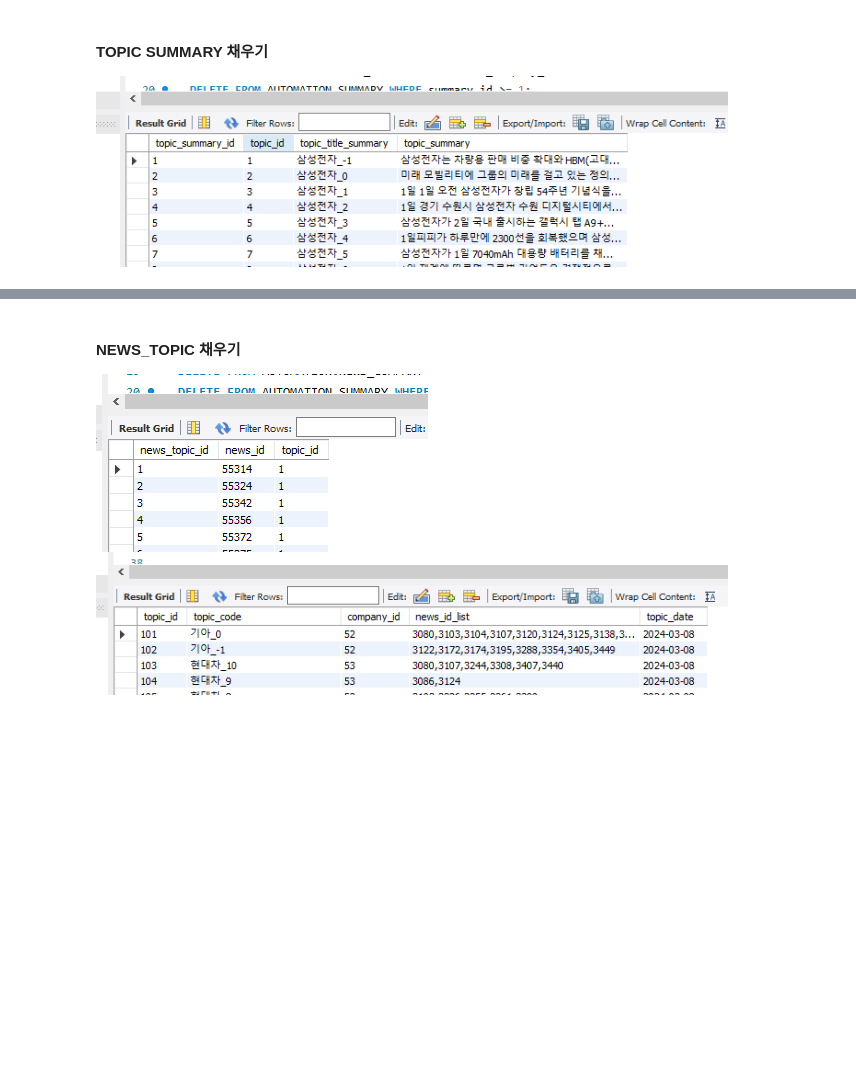
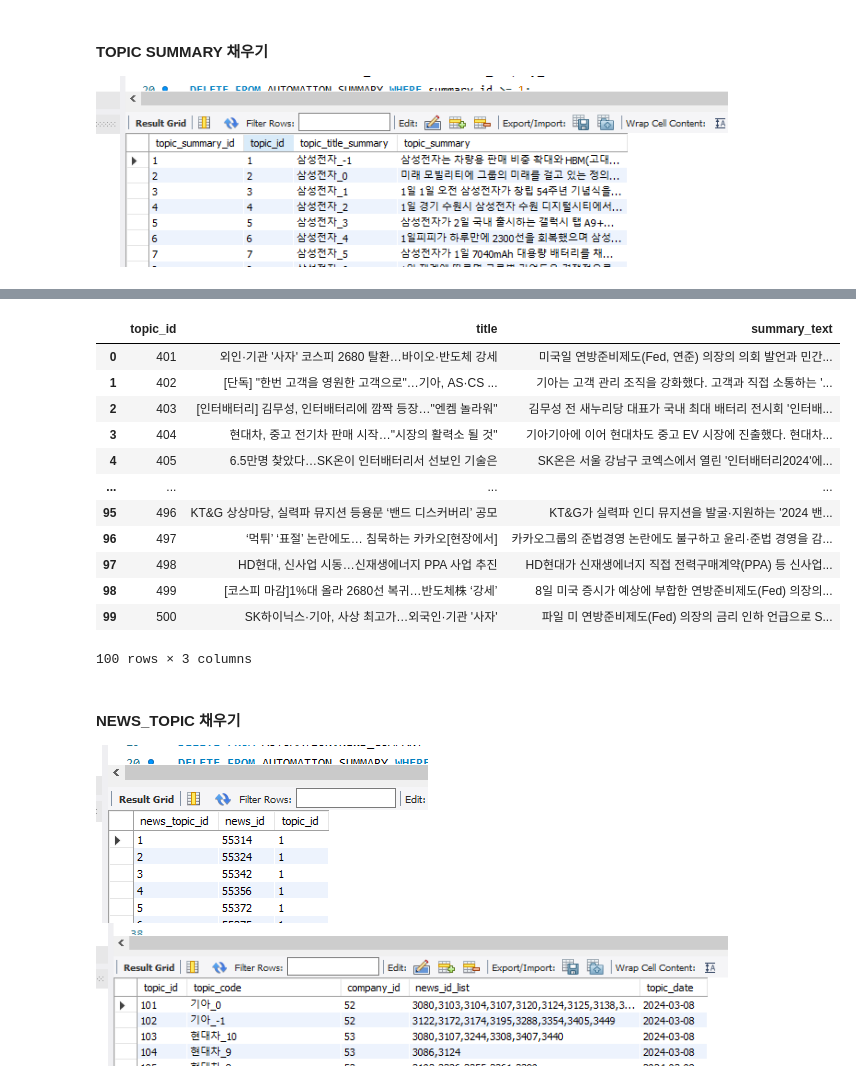
Before and after one commit to boostcampaitech6/level2-3-nlp-finalproject-nlp-10, a Jupyter notebook: data/automation.ipynb, the cells around one changed output, grey strips where cells are left out. Cells and saved outputs as stored; diff of their text form; code cells hidden in the pictures; blank space fills up the shorter version.

Commit message:
#16 update fill topic_image

```diff
--- a/data/automation.ipynb
+++ b/data/automation.ipynb
@@ -545,16 +680,24 @@ engine.fill_news_topic()
 
 ![image.png](attachment:image.png)
 # %%
-merge_data = engine.select_data_from_db(query = f"""
-                                                    SELECT T.topic_id,
-                                                        {engine.db_config['database']}.NEWS.title,
-                                                        {engine.db_config['database']}.SUMMARY.summary_text
-                                                    FROM (
-                                                        SELECT topic_id, MIN(news_id) AS min_news_id
-                                                        FROM {engine.db_config['database']}.NEWS_TOPIC
-                                                        GROUP BY topic_id
-                                                    ) AS T
-                                                    JOIN {engine.db_config['database']}.NEWS ON T.min_news_id = {engine.db_config['database']}.NEWS.news_id
-                                                    JOIN {engine.db_config['database']}.SUMMARY ON T.min_news_id = {engine.db_config['database']}.SUMMARY.news_id;
+def fill_topic_summary():
+
+    merge_data = engine.select_data_from_db(query = f"""
+                                                        SELECT T.topic_id,
+                                                            T.startdate,
+                                                            T.max_news_id,
+                                                            {self.db_config['database']}.NEWS.title,
+                                                            {self.db_config['database']}.SUMMARY.summary_text
+                                                        FROM (
+                                                            SELECT {self.db_config['database']}.NEWS_TOPIC.topic_id, {self.db_config['database']}.TOPIC.startdate, MAX({self.db_config['database']}.NEWS_TOPIC.news_id) AS max_news_id
+                                                            FROM {self.db_config['database']}.NEWS_TOPIC
+                                                            JOIN {self.db_config['database']}.TOPIC ON {self.db_config['database']}.NEWS_TOPIC.topic_id = {self.db_config['database']}.TOPIC.topic_id
+                                                            WHERE {self.db_config['database']}.TOPIC.startdate BETWEEN '{self.start_time}' AND '{self.end_time}'
+                                                            GROUP BY {self.db_config['database']}.NEWS_TOPIC.topic_id
+                                                        ) AS T
+                                                        JOIN {self.db_config['database']}.NEWS ON T.max_news_id = {self.db_config['database']}.NEWS.news_id
+                                                        JOIN {self.db_config['database']}.SUMMARY ON T.max_news_id = {self.db_config['database']}.SUMMARY.news_id;
                                                     """,
                                             description='SELECT NEWS, SUMMARY MERGE TABLE')
+
+    topic_summary_info = preprocess_topic_summary(merge_data)
@@ -576,0 +719,9 @@ pd.DataFrame(merge_data)
+# %%
+def preprocess_topic_summary(merge_data):
+    topic_summary_info = [{'topic_id' : ts_data['topic_id'],
+                            'topic_title_summary' : ts_data['title'],
+                            'topic_summary' : ts_data['summary_text']} for ts_data in merge_data]
+    return topic_summary_info
+
+topic_summary_info = preprocess_topic_summary(merge_data)
+topic_summary_info
@@ -577,3 +746,19 @@ pd.DataFrame(merge_data)
+# %%
+def preprocess_topic_summary(merge_data):
+# %% [output]
+|  | topic_id | title | summary_text |
+| 0 | 401 | 외인·기관 '사자' 코스피 2680 탈환…바이오·반도체 강세 | 미국일 연방준비제도(Fed, 연준) 의장의 의회 발언과 민간... |
+| 1 | 402 | [단독] "한번 고객을 영원한 고객으로"…기아, AS·CS ... | 기아는 고객 관리 조직을 강화했다. 고객과 직접 소통하는 '... |
+| 2 | 403 | [인터배터리] 김무성, 인터배터리에 깜짝 등장…"엔켐 놀라워" | 김무성 전 새누리당 대표가 국내 최대 배터리 전시회 '인터배... |
+| 3 | 404 | 현대차, 중고 전기차 판매 시작…"시장의 활력소 될 것" | 기아기아에 이어 현대차도 중고 EV 시장에 진출했다. 현대차... |
+| 4 | 405 | 6.5만명 찾았다…SK온이 인터배터리서 선보인 기술은 | SK온은 서울 강남구 코엑스에서 열린 '인터배터리2024'에... |
+| ... | ... | ... | ... |
+| 95 | 496 | KT&G 상상마당, 실력파 뮤지션 등용문 ‘밴드 디스커버리’ 공모 | KT&G가 실력파 인디 뮤지션을 발굴·지원하는 '2024 밴... |
+| 96 | 497 | ‘먹튀’ ‘표절’ 논란에도… 침묵하는 카카오[현장에서] | 카카오그룹의 준법경영 논란에도 불구하고 윤리·준법 경영을 감... |
+| 97 | 498 | HD현대, 신사업 시동…신재생에너지 PPA 사업 추진 | HD현대가 신재생에너지 직접 전력구매계약(PPA) 등 신사업... |
+| 98 | 499 | [코스피 마감]1%대 올라 2680선 복귀…반도체株 ‘강세’ | 8일 미국 증시가 예상에 부합한 연방준비제도(Fed) 의장의... |
+| 99 | 500 | SK하이닉스·기아, 사상 최고가…외국인·기관 '사자' | 파일 미 연방준비제도(Fed) 의장의 금리 인하 언급으로 S... |
+100 rows × 3 columns
 # %% [markdown]
 #### NEWS_TOPIC 채우기
 
```
Also changed, not shown: parts of 10 cells of this notebook, 1 other file.
